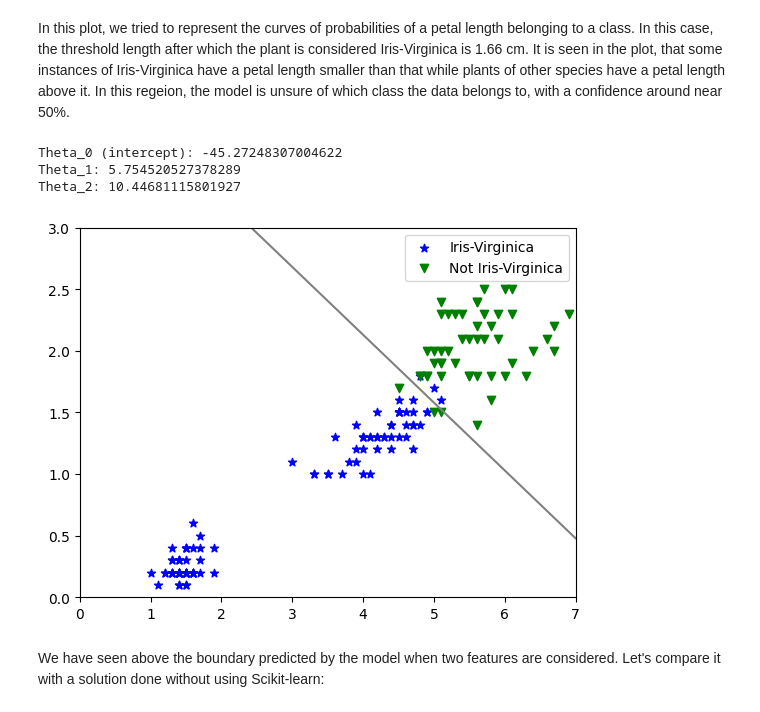
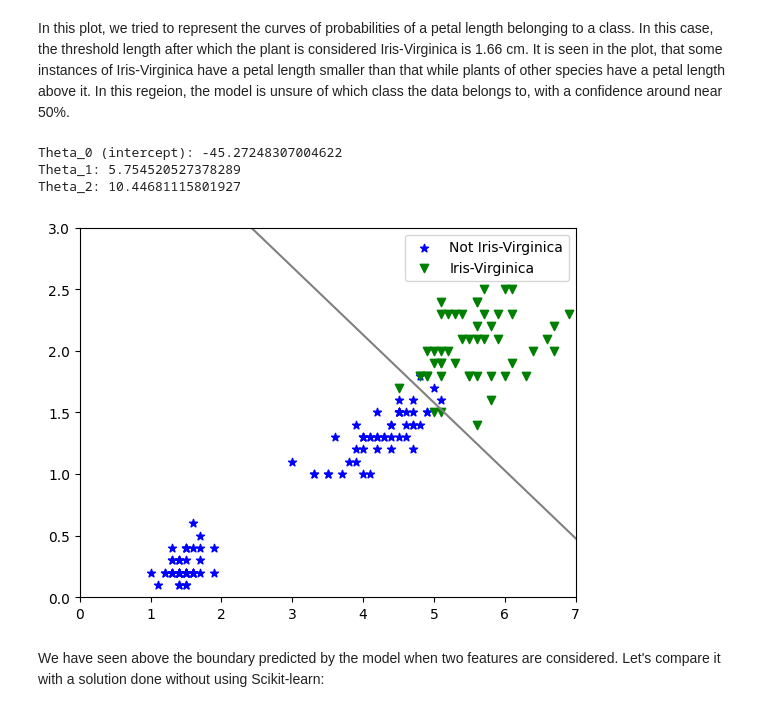
Before and after one commit to davidterroso/ML, a Jupyter notebook: classification.ipynb, the cells around one changed output. Cells and saved outputs as stored; diff of their text form; code cells hidden in the pictures.

```diff
--- a/classification.ipynb
+++ b/classification.ipynb
@@ -281,36 +281,36 @@ y = (iris["target"] == 2).astype(int) # Sets the target as 1 for Iris-Virginica
 
 log_reg = LogisticRegression(penalty=None)
 log_reg.fit(X, y)
 
 theta_0 = log_reg.intercept_[0]
 theta_1, theta_2 = log_reg.coef_[0]
 
 # 0 = theta_0 + theta_1 * X_1 + theta_2 * X_2
 # - theta_0 + theta_1 * X_1 / theta_2 = X_2
 
 X1_display = np.linspace(0, 7, 1000).reshape(-1, 1)
 X2_display = - (theta_0 + theta_1 * X1_display) / theta_2
 
 X_zero = X[y==0]
 y_zero = y[y==0]
 X_one = X[y==1]
 y_one = y[y==1]
 
 print("Theta_0 (intercept): " + str(theta_0))
 print("Theta_1: " + str(theta_1))
 print("Theta_2: " + str(theta_2))
 
 plt.axis([0,7, 0,3])
 plt.plot(X1_display, X2_display, c="gray")
-plt.scatter(X_zero[:,0], X_zero[:,1], marker="*", c="blue", label="Iris-Virginica")
-plt.scatter(X_one[:,0], X_one[:,1], marker="v", c="green", label="Not Iris-Virginica")
+plt.scatter(X_zero[:,0], X_zero[:,1], marker="*", c="blue", label="Not Iris-Virginica")
+plt.scatter(X_one[:,0], X_one[:,1], marker="v", c="green", label="Iris-Virginica")
 plt.legend()
 plt.show()
 # %% [output]
 Theta_0 (intercept): -45.27248307004622
 Theta_1: 5.754520527378289
 Theta_2: 10.44681115801927
-[figure, old version]
+[figure, new version]
 # %% [markdown]
 We have seen above the boundary predicted by the model when two features are considered. Let's compare it with a solution done without using Scikit-learn:
 # %%
```
Also changed, not shown: parts of 3 cells of this notebook.
